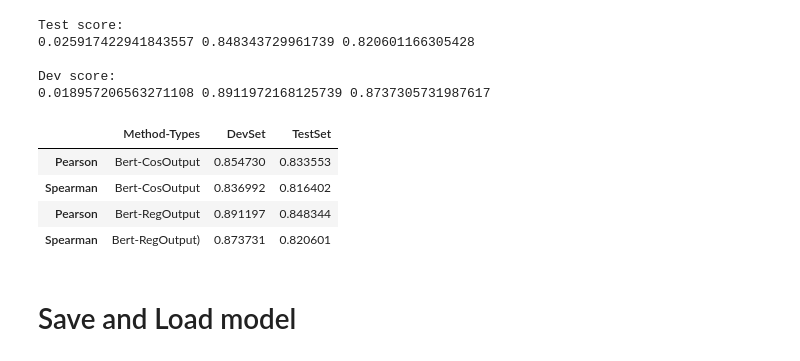
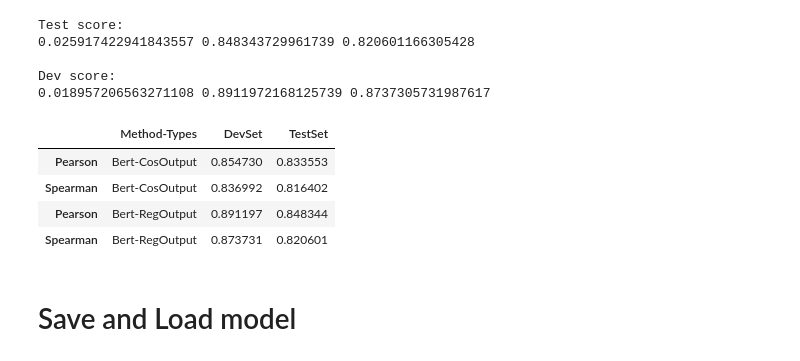
Before and after one commit to glingden/NLP-Sentiment-Analysis, a Jupyter notebook: Bert_Semantic_Text_Similarity.ipynb, the cells around one changed output. Cells and saved outputs as stored; diff of their text form; code cells hidden in the pictures.

Commit message:
Bert sts-b fine-tuning

```diff
--- a/Bert_Semantic_Text_Similarity.ipynb
+++ b/Bert_Semantic_Text_Similarity.ipynb
@@ -1326,30 +1326,30 @@ Dev score:
 # %%
 #show in pandas dataframe dev_Spearman_score
 bert_df = pd.DataFrame( data=[['Bert-CosOutput', dev_Pear_cos,  test_Pear_cos],
                               ['Bert-CosOutput', dev_Spear_cos , test_Spear_cos],
                               ['Bert-RegOutput', dev_Pear_reg, test_Pear_reg],
-                              ['Bert-RegOutput)', dev_Spear_reg, test_Spear_reg]],
+                              ['Bert-RegOutput', dev_Spear_reg, test_Spear_reg]],
                         index = ['Pearson', 'Spearman', 'Pearson', 'Spearman'],
                         columns=['Method-Types', 'DevSet', 'TestSet'])
 '''
 #highlight the maximum in a column with yellow.
 def highlight_max(val):
 
     is_max = val == val.max()
     return ['background-color: yellow' if v else '' for v in is_max]
 
 bert_df.style.apply(highlight_max, subset=['DevSet', 'TestSet'])
 '''
 
 import plotly.figure_factory as ff
 ff.create_table(bert_df)
 bert_df
 # %% [output]
 |  | Method-Types | DevSet | TestSet |
 | Pearson | Bert-CosOutput | 0.854730 | 0.833553 |
 | Spearman | Bert-CosOutput | 0.836992 | 0.816402 |
 | Pearson | Bert-RegOutput | 0.891197 | 0.848344 |
-| Spearman | Bert-RegOutput) | 0.873731 | 0.820601 |
+| Spearman | Bert-RegOutput | 0.873731 | 0.820601 |
 # %% [markdown]
 # Save and Load model
 # %%
```
